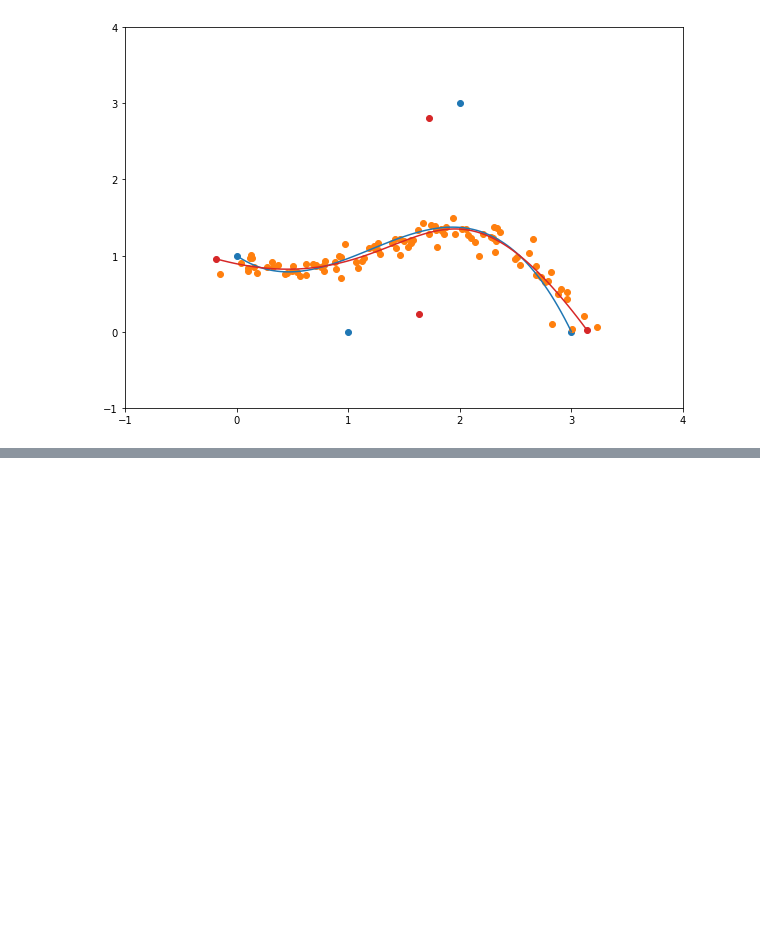
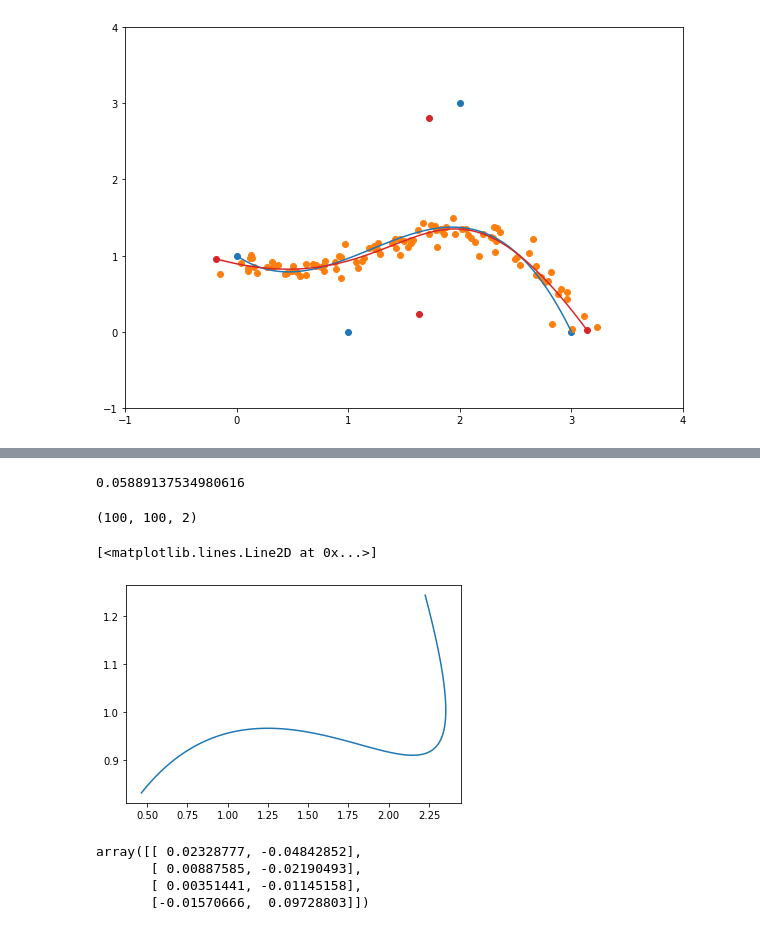
Before and after one commit to bdura/merganser, a Jupyter notebook: notebooks/Bézier Curves.ipynb, the cells around one changed output, grey strips where cells are left out. Saved outputs shown, nothing was run; the diff lists cells and outputs as text; code cells hidden in the pictures; blank space fills up the shorter version.

```diff
--- a/notebooks/Bézier Curves.ipynb
+++ b/notebooks/Bézier Curves.ipynb
@@ -178,0 +158,2 @@ anim.save('output/extrapolation-init.mp4', fps=30, extra_args=['-vcodec', 'libx2
+# %%
+inputs = np.array([bezier.bernstein(t, 4) for t in np.linspace(0, 1, 100)])
@@ -178,0 +179,6 @@ anim.save('output/extrapolation-init.mp4', fps=30, extra_args=['-vcodec', 'libx2
+# %%
+objective(init)
+# %% [output]
+0.05889137534980616
+# %%
+curve = np.matmul(inputs, p)
@@ -178,0 +187,9 @@ anim.save('output/extrapolation-init.mp4', fps=30, extra_args=['-vcodec', 'libx2
+# %%
+diff.shape
+# %% [output]
+(100, 100, 2)
+# %%
+plt.plot(*curve.T)
+# %% [output]
+[<matplotlib.lines.Line2D at 0x...>]
+[figure, added]
@@ -178,0 +198,7 @@ anim.save('output/extrapolation-init.mp4', fps=30, extra_args=['-vcodec', 'libx2
+# %%
+gradient(init)
+# %% [output]
+array([[ 0.02328777, -0.04842852],
+       [ 0.00887585, -0.02190493],
+       [ 0.00351441, -0.01145158],
+       [-0.01570666,  0.09728803]])
```
Also changed, not shown: parts of 32 cells of this notebook, 4 other files.
